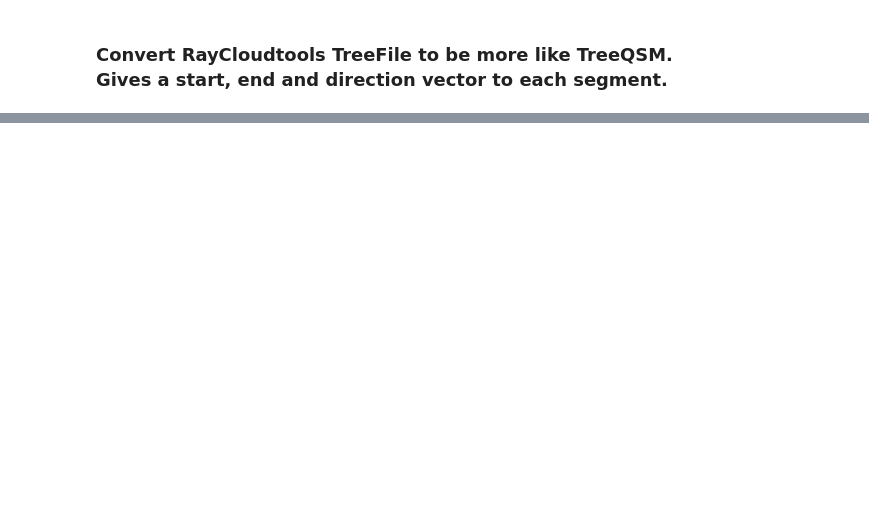
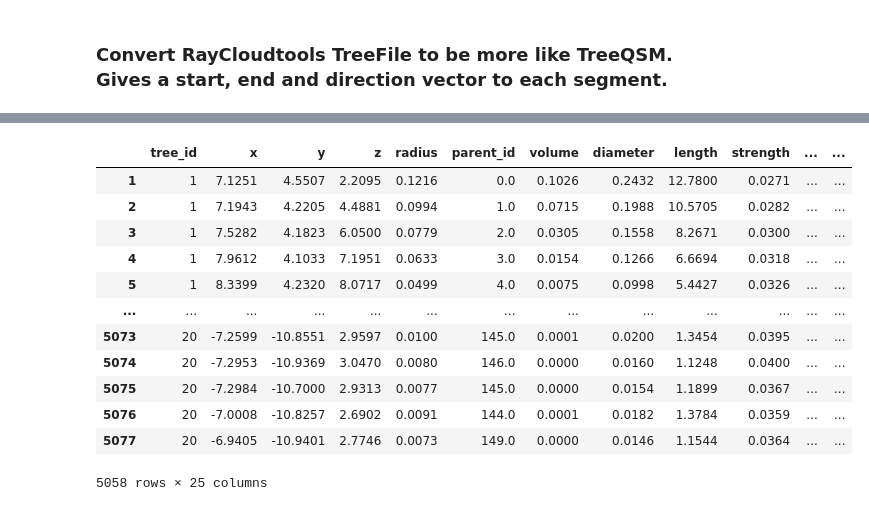
Before and after one commit to tim-devereux/PyTreeFile, a Jupyter notebook: notebooks/TreeFile2QSM.ipynb, the cells around one changed output, grey strips where cells are left out. Saved outputs shown, nothing was run; the diff lists cells and outputs as text; code cells hidden in the pictures; blank space fills up the shorter version.

Commit message:
Added forest.txt support for end coordinate calculations

```diff
--- a/notebooks/TreeFile2QSM.ipynb
+++ b/notebooks/TreeFile2QSM.ipynb
@@ -5,7 +5,7 @@ import pandas as pd
 import math
 # %%
 # Define the input files
-treefile = "example_data/tree_info.txt"
+treefile = "/home/capheus/projects/forest_info.txt"
 # %%
 ##
 # Load the treeinfo file to a Pandas DataFrame
@@ -56,36 +70,59 @@ df
 # %%
 ##
 # Adjust the start and end coordinates of each segment
 ##
 # Add new columns for start coordinates
 df["start_x"] = None
 df["start_y"] = None
 df["start_z"] = None
 
-# Iterate over each node to set the correct start coordinates
-for idx, row in df.iterrows():
-    pid = row["parent_id"]
-    if pid == 0 or pd.isnull(pid):
-        # Root node: start coordinates are the same as current node, but z is adjusted by segment length
-        df.at[idx, "start_x"] = row["x"]
-        df.at[idx, "start_y"] = row["y"]
-        df.at[idx, "start_z"] = row["z"] - row["segment_length"]
-    else:
-        # Ensure parent_id is an integer
-        pid = int(pid)
-        # Retrieve parent's coordinates
-        parent_row = df.loc[pid]
-        df.at[idx, "start_x"] = parent_row["x"]
-        df.at[idx, "start_y"] = parent_row["y"]
-        df.at[idx, "start_z"] = parent_row["z"]
+trees = df.groupby("tree_id")
+
+# Iterate over each tree and adjust the start coordinates
+for tree_id, tree in trees:
+    start_idx = tree.index[0]
+    for idx, row in tree.iterrows():
+        pid = row["parent_id"]
+        if pid == 0 or pd.isnull(pid):
+            # Root node: start coordinates are the same as current node, but z is adjusted by segment length
+            df.at[idx, "start_x"] = row["x"]
+            df.at[idx, "start_y"] = row["y"]
+            df.at[idx, "start_z"] = row["z"] - row["segment_length"]
+        else:
+            # Ensure parent_id is an integer
+            pid = int(pid)
+            # Retrieve parent's coordinates
+            try:
+                parent_row = df.loc[start_idx + (pid - 1)]
+                df.at[idx, "start_x"] = parent_row["x"]
+                df.at[idx, "start_y"] = parent_row["y"]
+                df.at[idx, "start_z"] = parent_row["z"]
+            except KeyError as e:
+                print(
+                    f"PID: {pid} invalid for tree: {row['tree_id']}, check row {idx} and {start_idx + (pid - 1)}"
+                )
 
 # Keep original x, y, z columns and add end_x, end_y, end_z as copies
 df["end_x"] = df["x"]
 df["end_y"] = df["y"]
 df["end_z"] = df["z"]
 
 # Display the updated DataFrame
 df
+# %% [output]
+|  | tree_id | x | y | z | radius | parent_id | volume | diameter | length | strength | ... | ... |
+| 1 | 1 | 7.1251 | 4.5507 | 2.2095 | 0.1216 | 0.0 | 0.1026 | 0.2432 | 12.7800 | 0.0271 | ... | ... |
+| 2 | 1 | 7.1943 | 4.2205 | 4.4881 | 0.0994 | 1.0 | 0.0715 | 0.1988 | 10.5705 | 0.0282 | ... | ... |
+| 3 | 1 | 7.5282 | 4.1823 | 6.0500 | 0.0779 | 2.0 | 0.0305 | 0.1558 | 8.2671 | 0.0300 | ... | ... |
+| 4 | 1 | 7.9612 | 4.1033 | 7.1951 | 0.0633 | 3.0 | 0.0154 | 0.1266 | 6.6694 | 0.0318 | ... | ... |
+| 5 | 1 | 8.3399 | 4.2320 | 8.0717 | 0.0499 | 4.0 | 0.0075 | 0.0998 | 5.4427 | 0.0326 | ... | ... |
+| ... | ... | ... | ... | ... | ... | ... | ... | ... | ... | ... | ... | ... |
+| 5073 | 20 | -7.2599 | -10.8551 | 2.9597 | 0.0100 | 145.0 | 0.0001 | 0.0200 | 1.3454 | 0.0395 | ... | ... |
+| 5074 | 20 | -7.2953 | -10.9369 | 3.0470 | 0.0080 | 146.0 | 0.0000 | 0.0160 | 1.1248 | 0.0400 | ... | ... |
+| 5075 | 20 | -7.2984 | -10.7000 | 2.9313 | 0.0077 | 145.0 | 0.0000 | 0.0154 | 1.1899 | 0.0367 | ... | ... |
+| 5076 | 20 | -7.0008 | -10.8257 | 2.6902 | 0.0091 | 144.0 | 0.0001 | 0.0182 | 1.3784 | 0.0359 | ... | ... |
+| 5077 | 20 | -6.9405 | -10.9401 | 2.7746 | 0.0073 | 149.0 | 0.0000 | 0.0146 | 1.1544 | 0.0364 | ... | ... |
+5058 rows × 25 columns
 # %%
 ##
 # Calculate the direction vector for each segment
```
Also changed, not shown: parts of 2 cells of this notebook.
